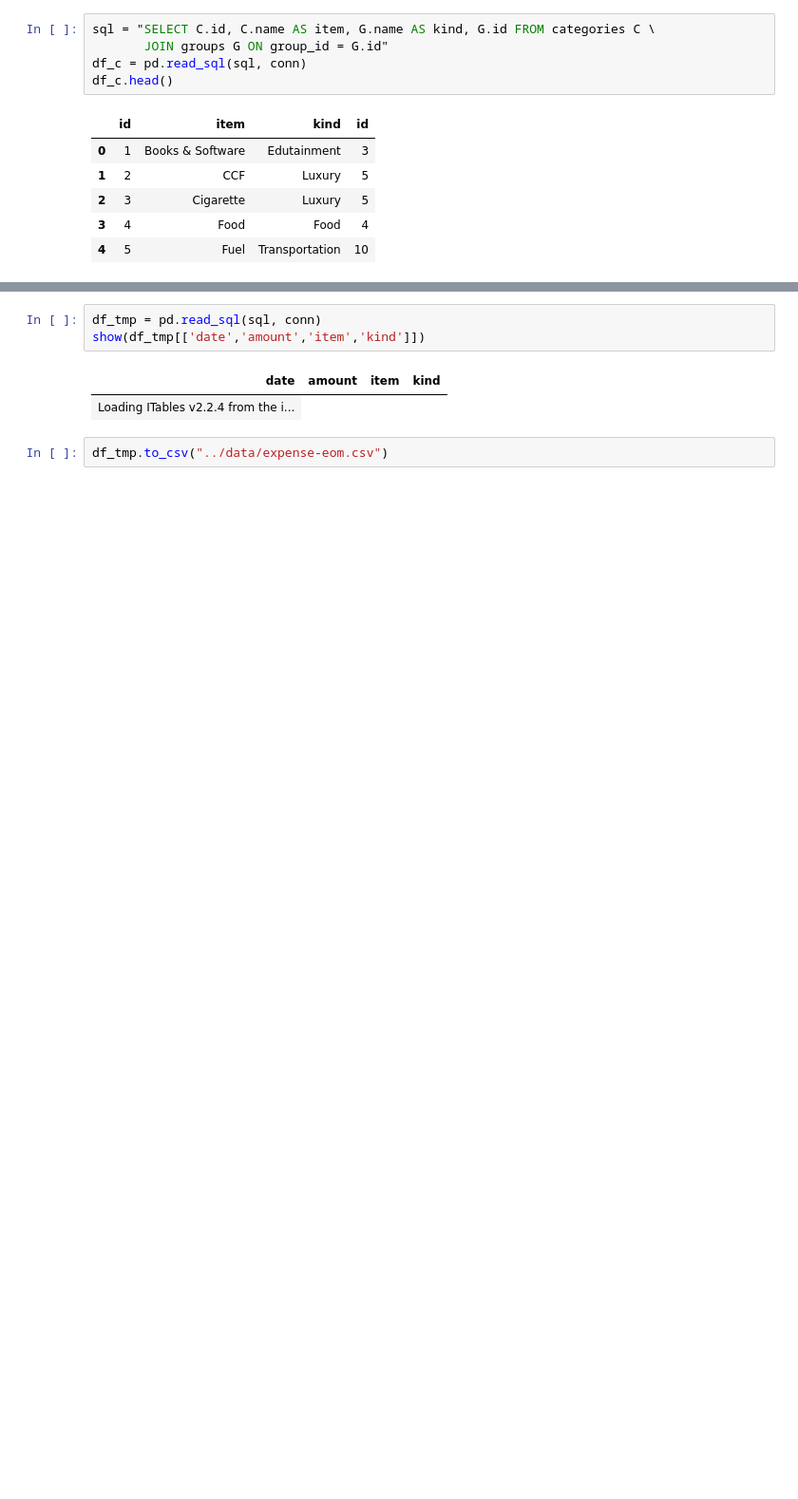
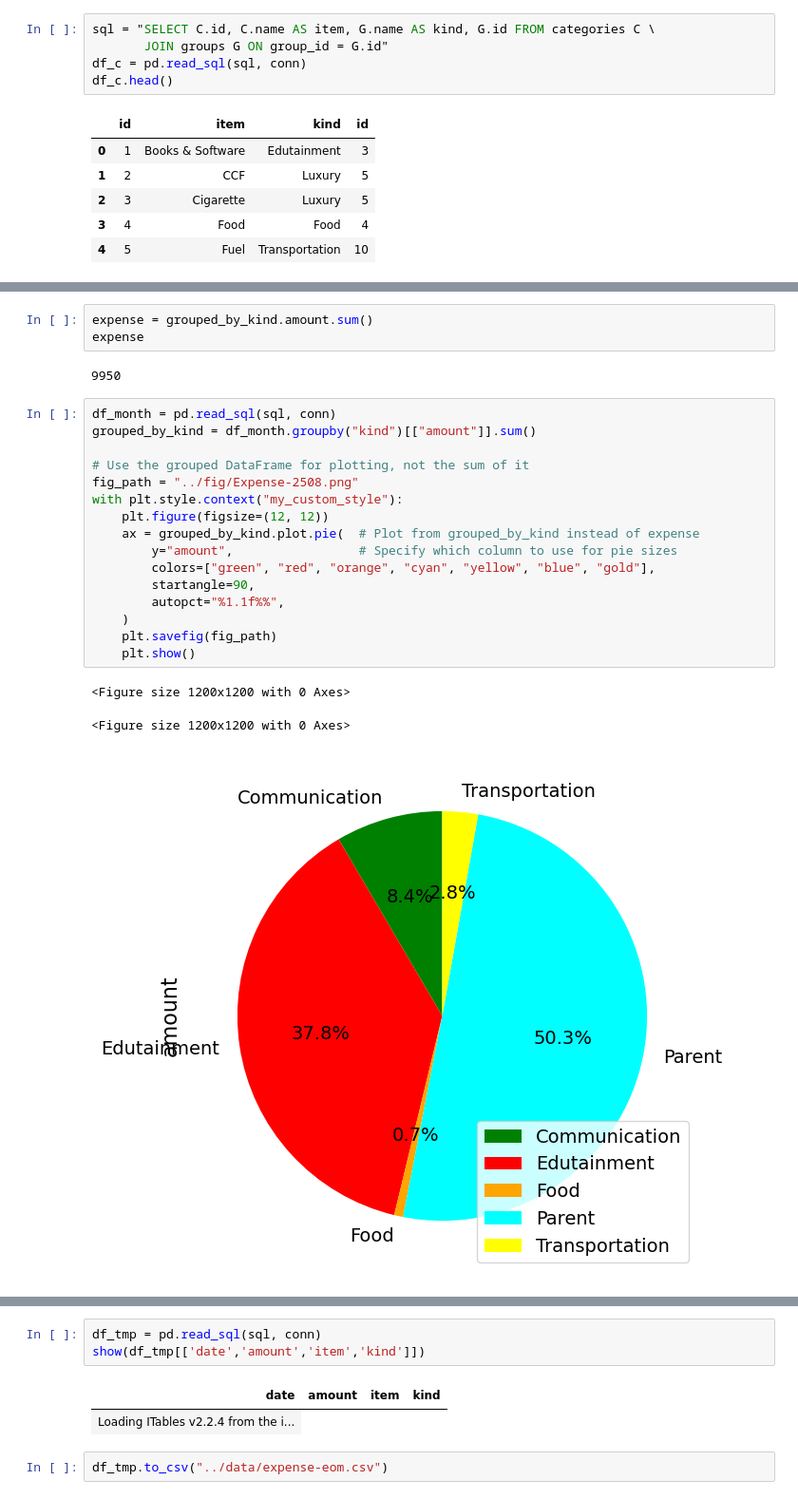
Before and after one commit to santimcs/A5, a Jupyter notebook: Monthly/Monthly-Expense.ipynb, the cells around one changed output, grey strips where cells are left out. Shown at 95% size. Saved outputs shown, nothing was run; the diff lists cells and outputs as text; blank space fills up the shorter version.

```diff
--- a/Monthly/Monthly-Expense.ipynb
+++ b/Monthly/Monthly-Expense.ipynb
@@ -78,0 +180,25 @@ print(formatted_amt)
+# %%
+expense = grouped_by_kind.amount.sum()
+expense
+# %% [output]
+9950
+# %%
+df_month = pd.read_sql(sql, conn)
+grouped_by_kind = df_month.groupby("kind")[["amount"]].sum()
+
+# Use the grouped DataFrame for plotting, not the sum of it
+fig_path = "../fig/Expense-2508.png"
+with plt.style.context("my_custom_style"):
+    plt.figure(figsize=(12, 12))
+    ax = grouped_by_kind.plot.pie(  # Plot from grouped_by_kind instead of expense
+        y="amount",                 # Specify which column to use for pie sizes
+        colors=["green", "red", "orange", "cyan", "yellow", "blue", "gold"],
+        startangle=90,
+        autopct="%1.1f%%",
+    )
+    plt.savefig(fig_path)
+    plt.show()
+# %% [output]
+<Figure size 1200x1200 with 0 Axes>
+<Figure size 1200x1200 with 0 Axes>
+[figure, added]
```
Also changed, not shown: parts of 27 cells of this notebook, 3 other files.
